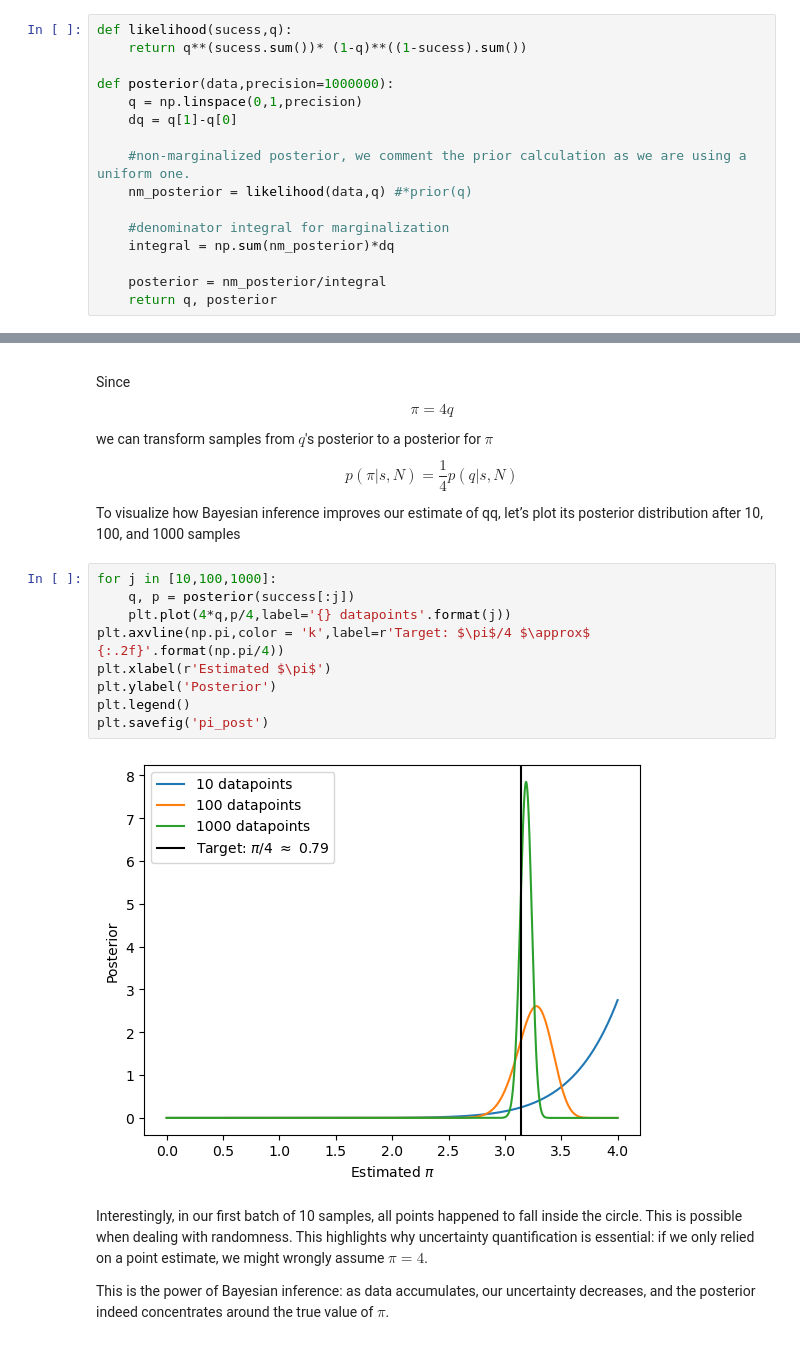
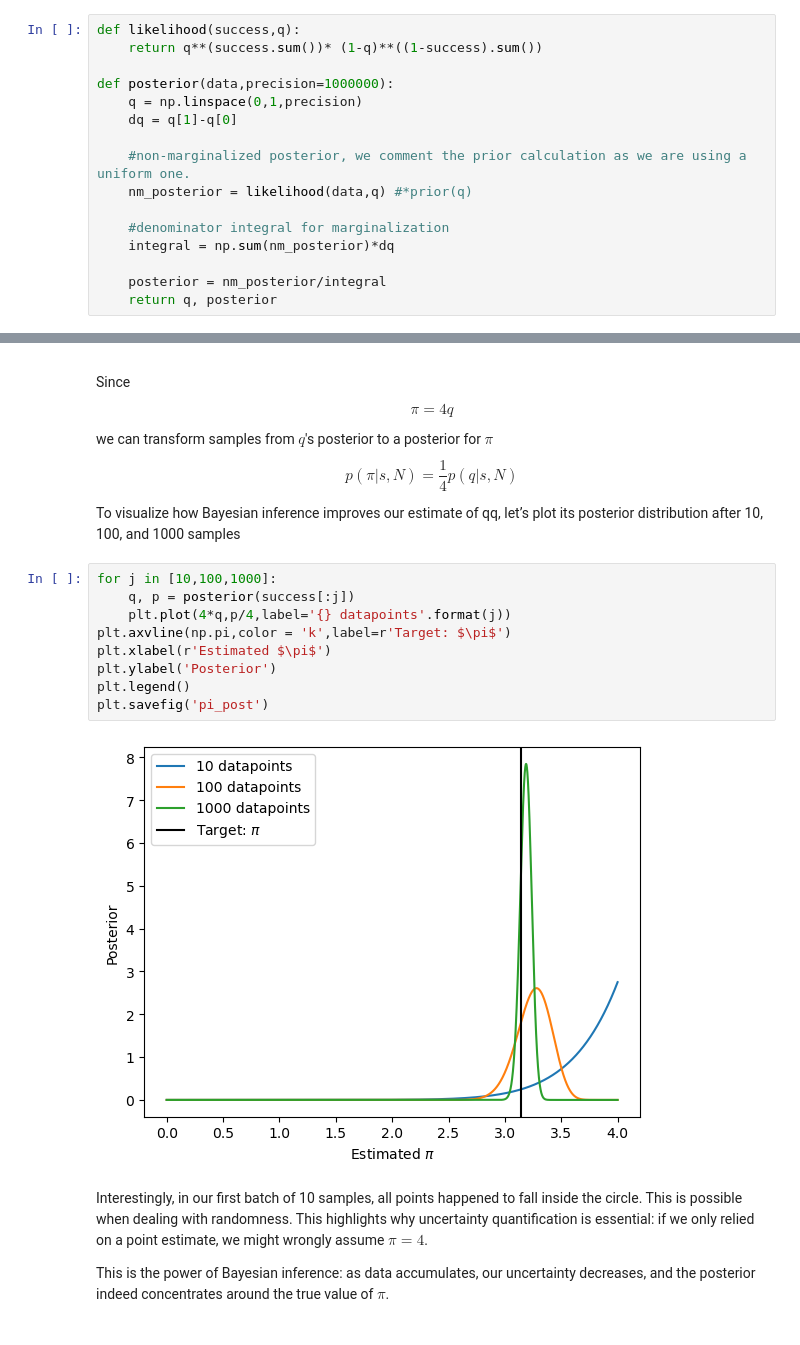
Before and after one commit to PessoaP/blog, a Jupyter notebook: Coins/PI.ipynb, the cells around one changed output, grey strips where cells are left out. Cells and saved outputs as stored; diff of their text form.

```diff
--- a/Coins/PI.ipynb
+++ b/Coins/PI.ipynb
@@ -98,8 +98,8 @@ Since we work in a limited interval ($q$ represents $\pi/4$ and is between 0 and
 $$ p(q∣s,N) = C q^s (1 - q)^{N - s}$$
 where $C$ is a normalization constant ensuring the total probability sums to 1.
 # %%
-def likelihood(sucess,q):
-    return q**(sucess.sum())* (1-q)**((1-sucess).sum())
+def likelihood(success,q):
+    return q**(success.sum())* (1-q)**((1-success).sum())
 
 def posterior(data,precision=1000000):
     q = np.linspace(0,1,precision)
@@ -125,14 +125,14 @@ To visualize how Bayesian inference improves our estimate of qq, let’s plot it
 # %%
 for j in [10,100,1000]:
     q, p = posterior(success[:j])
     plt.plot(4*q,p/4,label='{} datapoints'.format(j))
-plt.axvline(np.pi,color = 'k',label=r'Target: $\pi$/4 $\approx$ {:.2f}'.format(np.pi/4))
+plt.axvline(np.pi,color = 'k',label=r'Target: $\pi$')
 plt.xlabel(r'Estimated $\pi$')
 plt.ylabel('Posterior')
 plt.legend()
 plt.savefig('pi_post')
 # %% [output]
-[figure, old version]
+[figure, new version]
 # %% [markdown]
 Interestingly, in our first batch of 10 samples, all points happened to fall inside the circle. This is possible when dealing with randomness. This highlights why uncertainty quantification is essential: if we only relied on a point estimate, we might wrongly assume $\pi = 4$.
 
```
Also changed, not shown: parts of 5 cells of this notebook.
